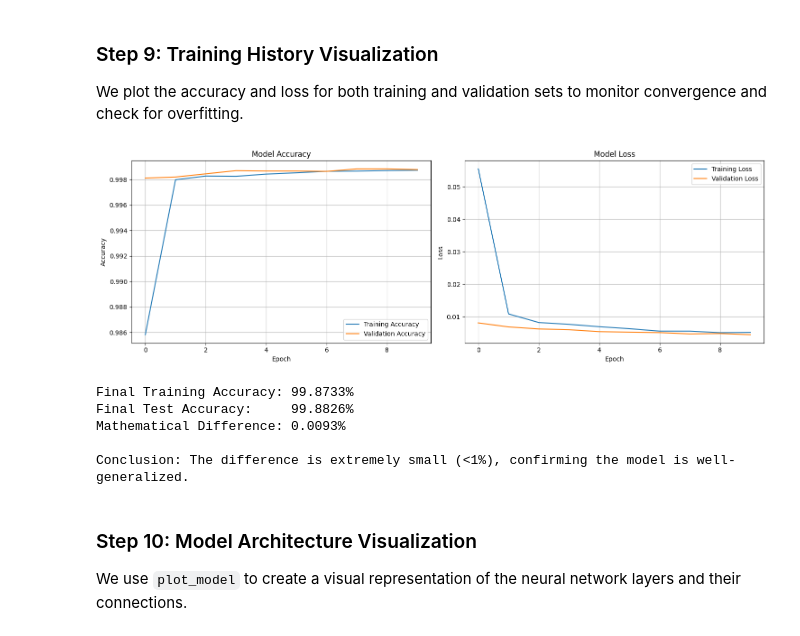
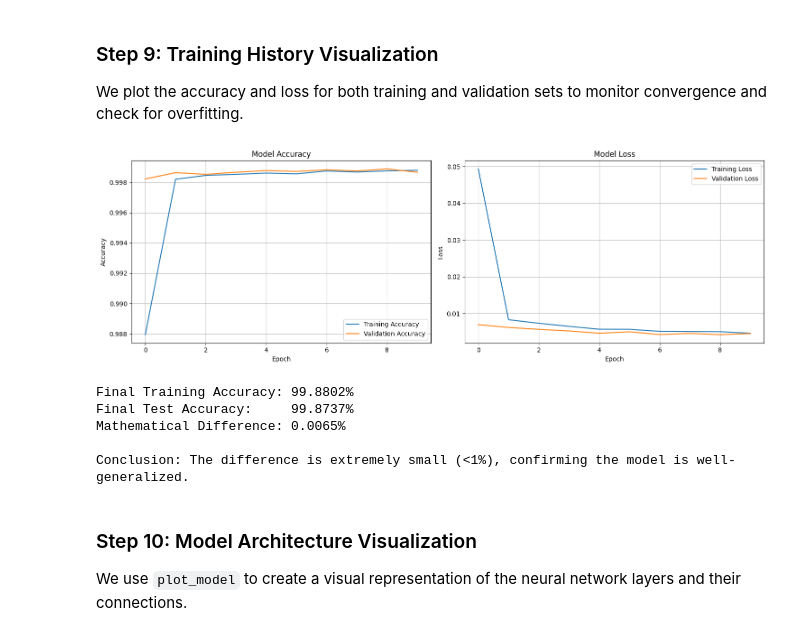
Before and after one commit to asifmanowar9/Neural-network-project, a Jupyter notebook: DDoS.ipynb, the cells around one changed output. Cells and saved outputs as stored; diff of their text form; code cells hidden in the pictures.

```diff
--- a/DDoS.ipynb
+++ b/DDoS.ipynb
@@ -252,36 +266,36 @@ We plot the accuracy and loss for both training and validation sets to monitor c
 # %%
 # Create a figure with two subplots
 fig, (ax1, ax2) = plt.subplots(1, 2, figsize=(15, 5))
 
 # 1. Plot Accuracy
-ax1.plot(history.history['accuracy'], label='Training Accuracy')
-ax1.plot(history.history['val_accuracy'], label='Validation Accuracy')
+ax1.plot(rnn_history.history['accuracy'], label='Training Accuracy')
+ax1.plot(rnn_history.history['val_accuracy'], label='Validation Accuracy')
 ax1.set_title('Model Accuracy')
 ax1.set_xlabel('Epoch')
 ax1.set_ylabel('Accuracy')
 ax1.legend()
 ax1.grid(True)
 
 # 2. Plot Loss
-ax2.plot(history.history['loss'], label='Training Loss')
-ax2.plot(history.history['val_loss'], label='Validation Loss')
+ax2.plot(rnn_history.history['loss'], label='Training Loss')
+ax2.plot(rnn_history.history['val_loss'], label='Validation Loss')
 ax2.set_title('Model Loss')
 ax2.set_xlabel('Epoch')
 ax2.set_ylabel('Loss')
 ax2.legend()
 ax2.grid(True)
 
 plt.tight_layout()
 plt.show()
 # %% [output]
-[figure, old version]
+[figure, new version]
 # %%
 # 1. Get the final training accuracy from history
-final_train_acc = history.history['accuracy'][-1]
+final_train_acc = rnn_history.history['accuracy'][-1]
 
 # 2. Get the test accuracy (already calculated in Step 7)
 # We'll re-evaluate briefly to ensure we have the scalar variable
-_, test_acc = model.evaluate(X_test_scaled, y_test, verbose=0)
+_, test_acc = rnn_model.evaluate(X_test_rnn, y_test, verbose=0)
 
 # 3. Calculate difference
 diff = abs(final_train_acc - test_acc)
@@ -295,9 +309,9 @@ if diff < 0.01:
 else:
     print("\nConclusion: There is a notable gap, which might suggest minor overfitting or variance.")
 # %% [output]
-Final Training Accuracy: 99.8733%
-Final Test Accuracy:     99.8826%
-Mathematical Difference: 0.0093%
+Final Training Accuracy: 99.8802%
+Final Test Accuracy:     99.8737%
+Mathematical Difference: 0.0065%
 
 Conclusion: The difference is extremely small (<1%), confirming the model is well-generalized.
 # %% [markdown]
```
Also changed, not shown: parts of 67 cells of this notebook.
